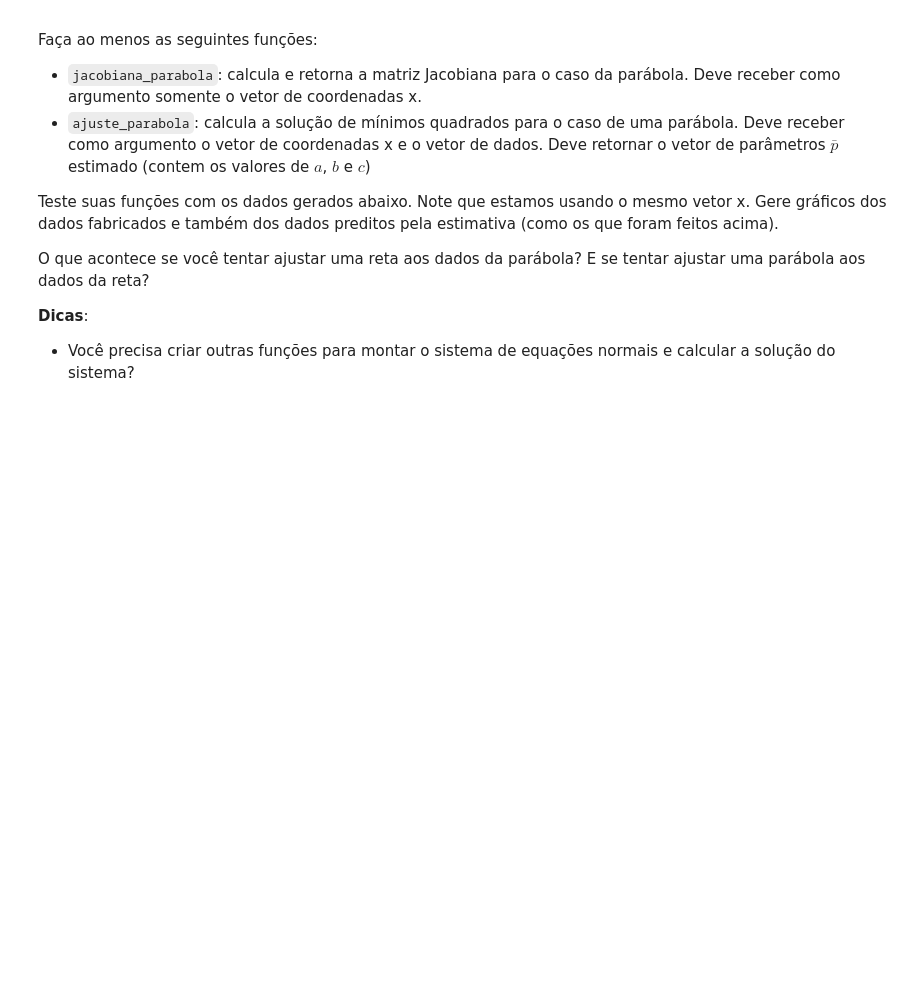
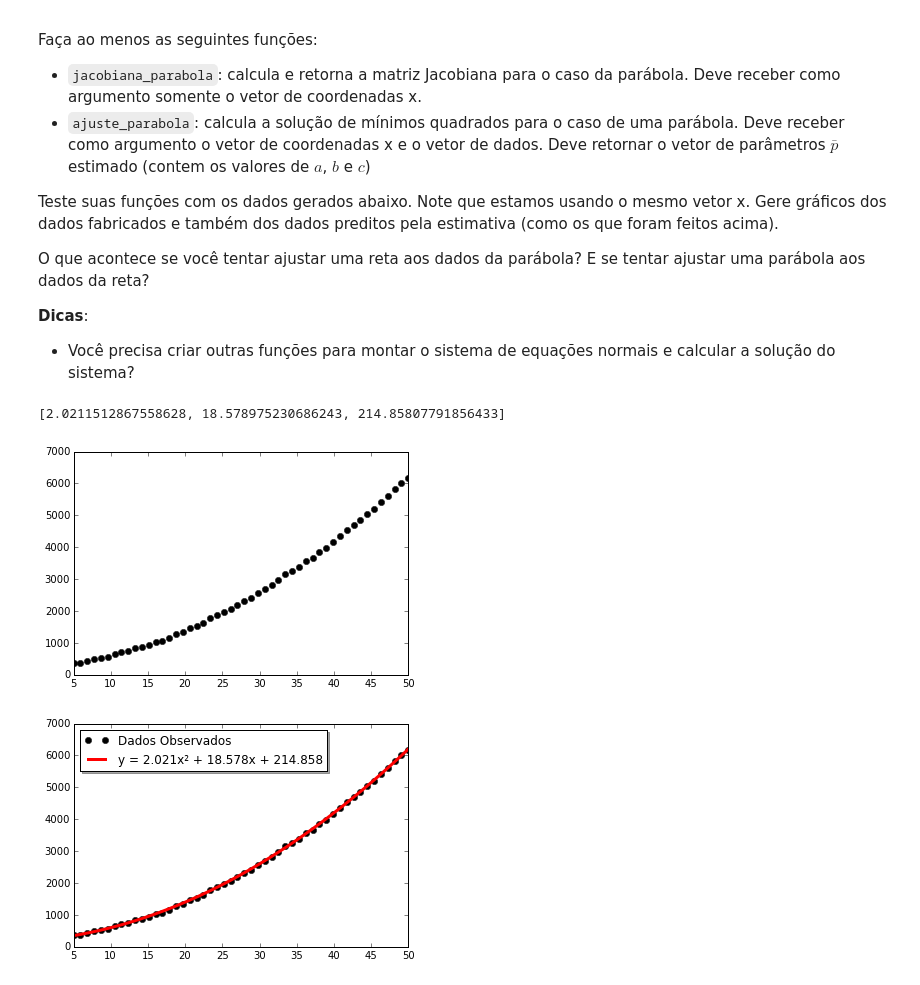
Before and after one commit to mat-esp-2015/minimos-quadrados-itafedelia, a Jupyter notebook: minimos-quadrados.ipynb, the cells around one changed output. Cells and saved outputs as stored; diff of their text form; code cells hidden in the pictures; blank space fills up the shorter version.

```diff
--- a/minimos-quadrados.ipynb
+++ b/minimos-quadrados.ipynb
@@ -452,3 +479,27 @@ dados_parabola = a_par*x**2 + b_par*x + c_par + erro
+# %%
+# Fornece os valores dos coeficientes a, b e c da parabola
+coeficiente_parab = ajuste_parabola(x, dados_parabola)
+print(coeficiente_parab)
+# %% [output]
+[2.0211512867558628, 18.578975230686243, 214.85807791856433]
+# %%
+"a_par = {:.4f}".format(coeficiente_parab[0])
+"b_par = {:.4f}".format(coeficiente_parab[1])
+"c_par = {:.4f}".format(coeficiente_parab[2])
+y = a_par*x**2 + b_par*x + c_par
+# %%
+x = np.linspace(5, 50, N)
+plt.figure()
+plt.plot(x, dados_parabola, 'ok')
+
+# Gera o gráfico acima + uma reta ajustada ao gráfico da parábola
+plt.figure()
+plt.plot(x, dados_parabola, 'ok', label='Dados Observados')
+plt.plot(x, y, '-r', linewidth=3, label='y = 2.021x² + 18.578x + 214.858')
+legend = plt.legend(loc='upper left', shadow=True, fontsize='large')
+# %% [output]
+[figure, added]
+[figure, added]
 # %% [markdown]
 ### Resultado esperado
 
```
Also changed, not shown: parts of 2 cells of this notebook.
